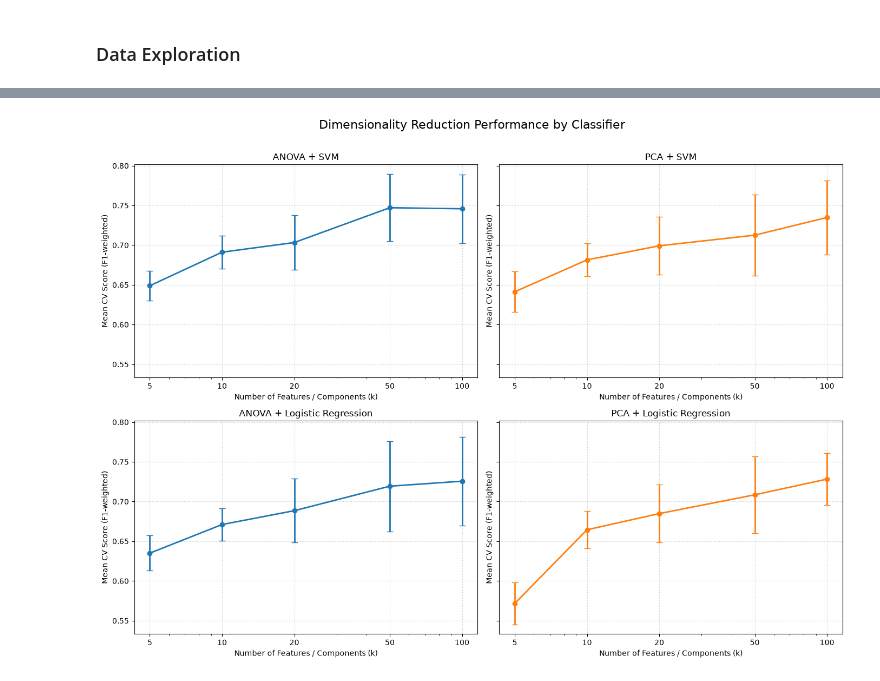
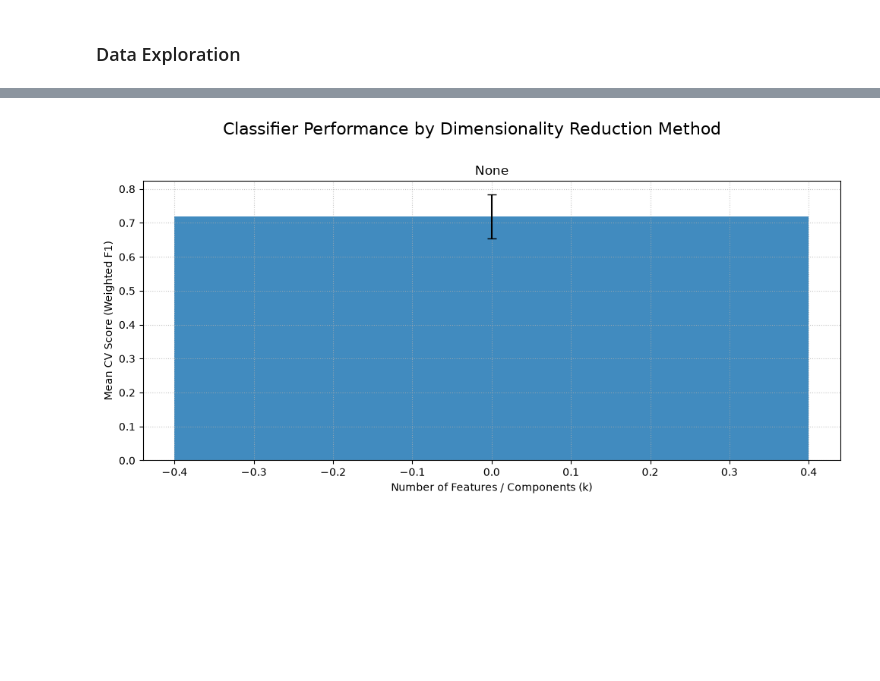
Before and after one commit to pax-projects/homl-paris-saclay, a Jupyter notebook: preprocessing.ipynb, the cells around one changed output, grey strips where cells are left out. Saved outputs shown, nothing was run; the diff lists cells and outputs as text; code cells hidden in the pictures; blank space fills up the shorter version.

```diff
--- a/preprocessing.ipynb
+++ b/preprocessing.ipynb
@@ -266,11 +466,15 @@ reducers = {
         PCA(),
         {"reducer__n_components": CANDIDATE_KS},
     ),
+    "None": (
+        "passthrough",
+        {},
+    ),
 }
 # %%
 # All classifiers
 classifiers = {
-    "SVM": (
+    "SVC": (
         SVC(),
         {
             "classifier__kernel": ["rbf"],
@@ -284,6 +488,13 @@ classifiers = {
             "classifier__C": [0.1, 1, 10, 100],
         },
     ),
+    "Random Forest": (
+        RandomForestClassifier(random_state=42, n_jobs=1),
+        {
+            "classifier__n_estimators": [100, 300],
+            "classifier__max_depth": [None, 20],
+        },
+    ),
 }
 # %%
 searches = {}
@@ -315,7 +526,7 @@ for reducer_name, (reducer, reducer_grid) in reducers.items():
             verbose=1,
         )
 
-        search.fit(X, y, groups=groups)
+        search.fit(X_train, y_train, groups=subjects_train)
 
         searches[name] = search
 
@@ -431,72 +714,51 @@ display(best_results_df)
 # %%
+reducer_names = list(reducers.keys())
 classifier_names = list(classifiers.keys())
-reducer_names = list(reducers.keys())
 
-n_rows = len(classifier_names)
-n_cols = len(reducer_names)
-
-# Generate one color per reducer.
+# One color per classifier.
 cmap = plt.get_cmap("tab10")
 colors = {
     name: cmap(i % cmap.N)
-    for i, name in enumerate(reducer_names)
+    for i, name in enumerate(classifier_names)
 }
 
 fig, axes = plt.subplots(
-    nrows=n_rows,
-    ncols=n_cols,
-    figsize=(7 * n_cols, 5 * n_rows),
-    sharey=True,
-    squeeze=False
+    nrows=len(reducer_names),
+    ncols=1,
+    figsize=(10, 5 * len(reducer_names)),
+    sharex=False,
+    squeeze=False,
 )
 
-for row, classifier_name in enumerate(classifier_names):
+for row, reducer_name in enumerate(reducer_names):
 
-    for col, reducer_name in enumerate(reducer_names):
+    ax = axes[row, 0]
 
-        ax = axes[row, col]
-        model_name = f"{reducer_name} + {classifier_name}"
+    if reducer_name == "None":
+        no_reducer_plot(ax)
+    else:
+        reducer_plot(ax)
 
-        model_results = (
-            results_df[results_df["Model"] == model_name]
-            .sort_values("k")
-        )
-
-        if model_results.empty:
-            ax.set_title(f"{reducer_name} + {classifier_name} (no results)")
-            continue
-
-        ax.errorbar(
-            model_results["k"],
-            model_results["F1_mean"],
-            yerr=model_results["F1_std"],
-            marker="o",
-            color=colors[reducer_name],
-            linewidth=2,
-            capsize=4
-        )
-
-        ax.set_xscale("log")
-        ax.set_xticks(model_results["k"])
-        ax.set_xticklabels(model_results["k"])
-
-        ax.set_title(f"{reducer_name} + {classifier_name}")
-        ax.set_xlabel("Number of Features / Components (k)")
-        ax.set_ylabel("Mean CV Score (F1-weighted)")
-        ax.grid(True, linestyle=":", alpha=0.7)
+    ax.set_xscale("linear")
+    ax.set_title(reducer_name)
+    ax.set_xlabel("Number of Features / Components (k)")
+    ax.set_ylabel("Mean CV Score (Weighted F1)")
+    ax.grid(True, linestyle=":", alpha=0.7)
 
 fig.suptitle(
-    "Dimensionality Reduction Performance by Classifier",
+    "Classifier Performance by Dimensionality Reduction Method",
     fontsize=16,
-    y=1.01
+    y=1.01,
 )
 
 plt.tight_layout()
+
 plt.savefig(
-    "reduction_comparison_by_classifier.png",
+    "classifier_comparison_by_reducer.png",
     dpi=200,
-    bbox_inches="tight"
+    bbox_inches="tight",
 )
+
 plt.show()
 # %% [output]
-[figure, old version]
+[figure, new version]
```
Also changed, not shown: parts of 36 cells of this notebook, 1 other file.
